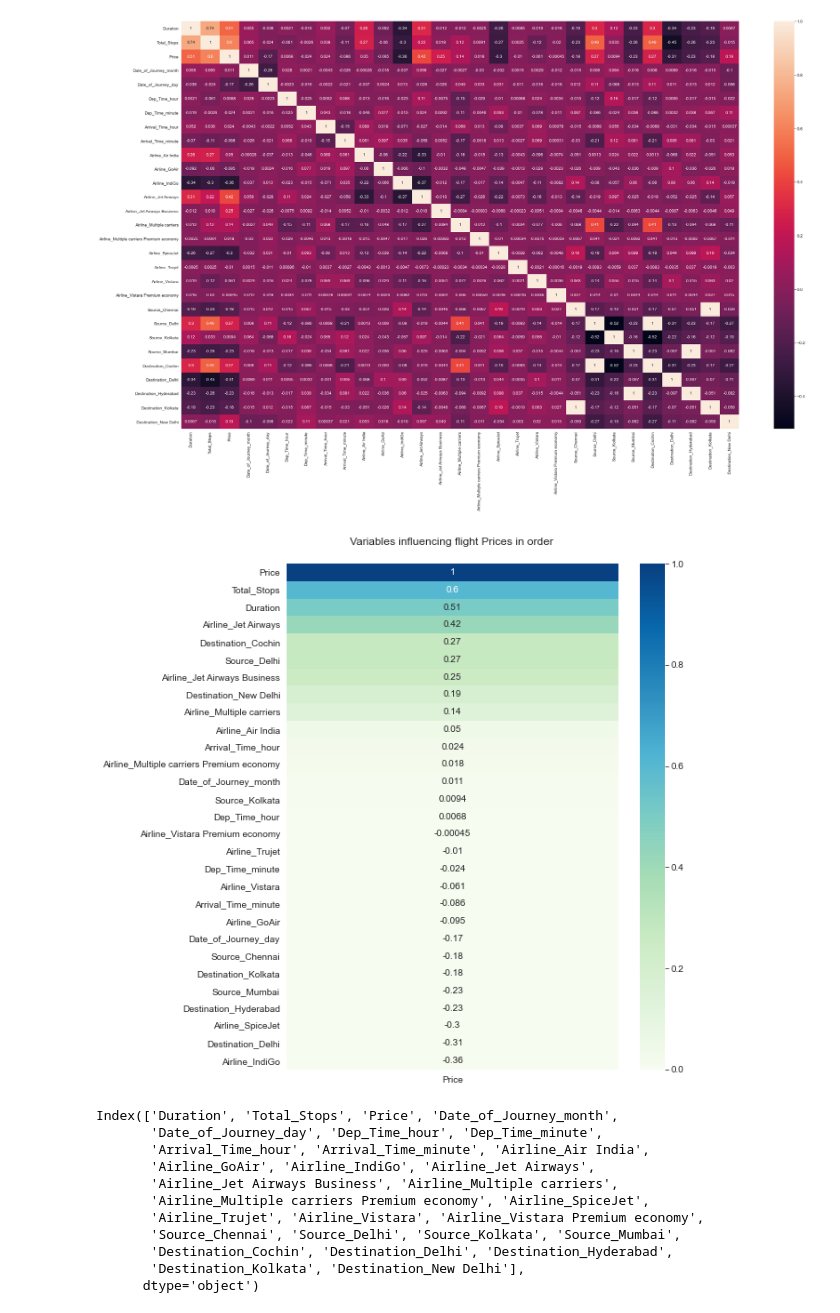
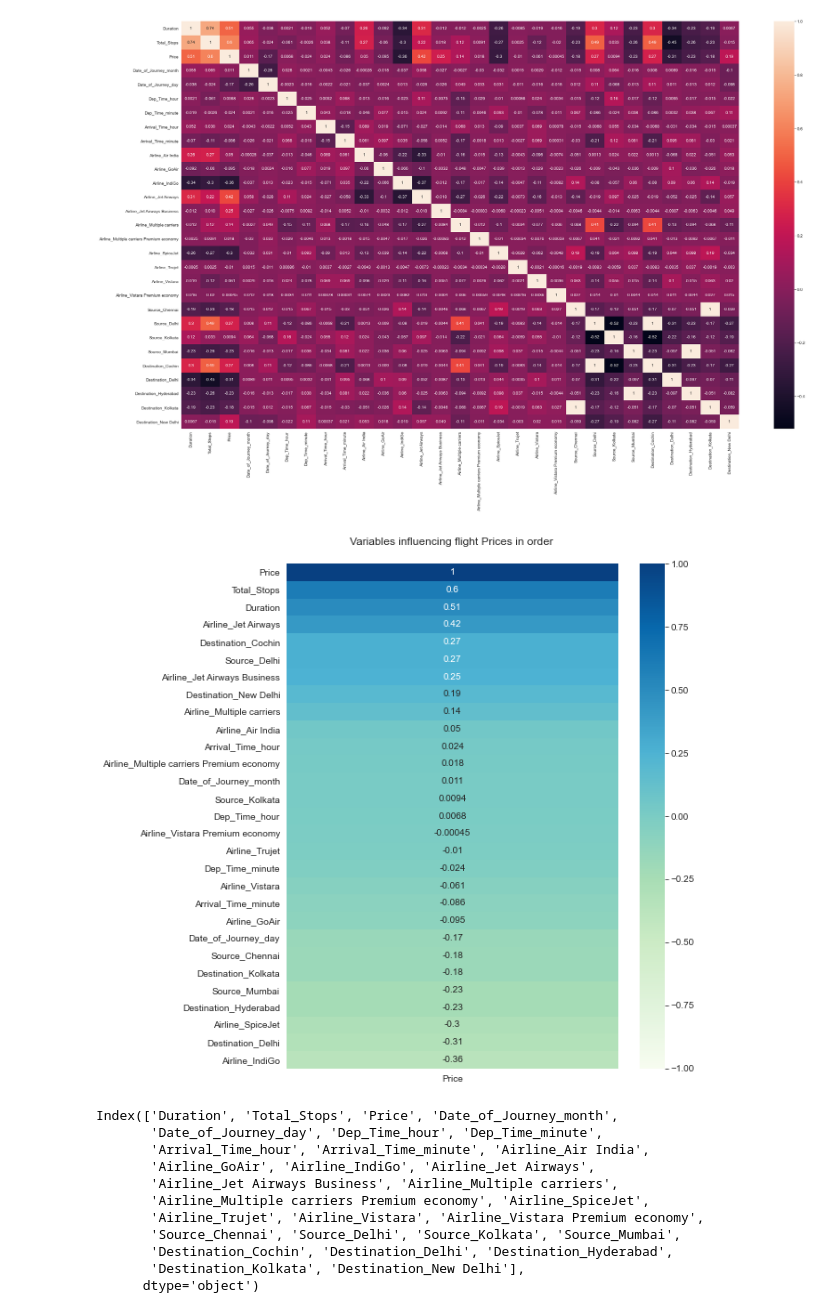
Before and after one commit to saquibmohiuddin/flight-fare-prediction, a Jupyter notebook: flight_fare.ipynb, the cells around one changed output. Saved outputs shown, nothing was run; the diff lists cells and outputs as text; code cells hidden in the pictures.

```diff
--- a/flight_fare.ipynb
+++ b/flight_fare.ipynb
@@ -480,20 +480,20 @@ sns.heatmap(df.corr(), annot = True)
 # %%
 plt.rcParams['figure.figsize'] = [8, 10]
 
 _ = sns.heatmap(df.corr()[['Price']]
                 .sort_values(by='Price', ascending=False),
-                vmin=0,
+                vmin=-1,
                 vmax=1,
                 annot=True,
                 cmap='GnBu');
 
 _.set_title('Variables influencing flight Prices in order ',
             fontdict={'fontsize':12},
             pad=20);
 
 plt.show()
 # %% [output]
-[figure, old version]
+[figure, new version]
 # %%
 df.columns
 # %% [output]
```
Also changed, not shown: parts of 32 cells of this notebook, 20 other files.
